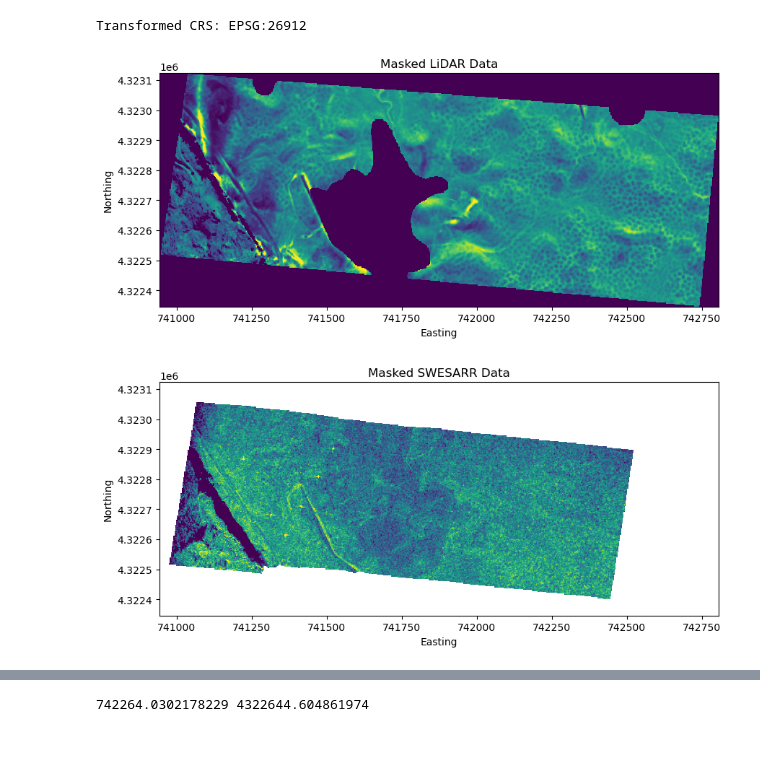
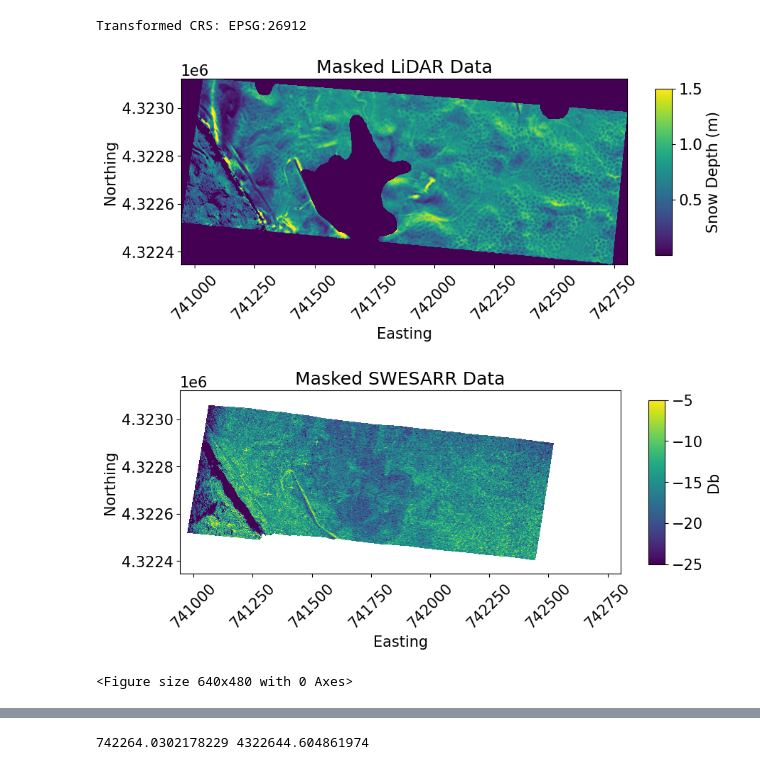
Before and after one commit to chieh89/swesarr, a Jupyter notebook: contributors/naniciafone/LiDAR.ipynb, the cells around one changed output, grey strips where cells are left out. Drawn from its saved outputs; the diff is of its cells as text; code cells hidden in the pictures; blank space fills up the shorter version.

```diff
--- a/contributors/naniciafone/LiDAR.ipynb
+++ b/contributors/naniciafone/LiDAR.ipynb
@@ -108,7 +107,7 @@ SWESARR CRS: EPSG:26912
 #Now, we need to clip the LiDAR to the radar AOI. We have an AOI shapefile for this.
 
 ##To start, pull AOI shapefile into environment. This will be used to clip LiDAR. We will call it in as a geopandas read file.
-gdf = gpd.read_file("/home/jovyan/swesarr/swesarr/swesarr-roi.shp")
+gdf = gpd.read_file("/home/jovyan/swesarr/swesarr/notebooks/swesarr-roi.shp")
 
 #Look at crs of shapefile and LiDAR
 print("LiDAR CRS:", LiDAR.rio.crs)
@@ -124,8 +123,11 @@ gdf_transform = gdf.to_crs(epsg=26912)
 print("Transformed CRS:", gdf_transform.crs)
 # %% [output]
 Transformed CRS: EPSG:26912
+# %%
+plt.rcParams.update({'font.size':15})
 # %%
 #Mask with transformed shp (gdf_transform)
+
 
 ##Mask and Plot LiDAR
 geometries = gdf_transform.geometry.tolist()
@@ -136,34 +138,50 @@ LiDAR_clipped = LiDAR.rio.clip(geometries, drop=True)
 LiDAR_transform = LiDAR_clipped.rio.transform()
 
 # Convert the DataArray to a numpy array for rasterio.plot.show
 LiDAR_np = LiDAR_clipped[0].values  # Convert the first band to a numpy array
 
 # Plot the masked data with rasterio
 fig, ax = plt.subplots(figsize=(10, 10))
-rasterio.plot.show(LiDAR_np, transform=LiDAR_transform, ax=ax, cmap='viridis', vmin=0.001, vmax=1.5)
+image = rasterio.plot.show(LiDAR_np, transform=LiDAR_transform, ax=ax, cmap='viridis', vmin=0.0001, vmax=1.5)
+# Add the colorbar
+cbar = fig.colorbar(image.get_images()[0], ax=ax, orientation='vertical', shrink=0.3, aspect=10)
+cbar.set_label('Snow Depth (m)')  # Set a label for the color bar
+##
 ax.set_title('Masked LiDAR Data')
 ax.set_ylabel('Northing')
 ax.set_xlabel('Easting')
+plt.xticks(rotation=45)
+
 plt.show()
 
 ###Mask and Plot SWESARR
 
 SWESARR_clipped = SWESARR_match.rio.clip(geometries, drop=True)
 
 # Get the affine transform
 SWESARR_transform = SWESARR_clipped.rio.transform()
 
 # Convert the DataArray to a numpy array for rasterio.plot.show
 SWESARR_np = SWESARR_clipped[0].values  # Convert the first band to a numpy array
 SWESARR_np[SWESARR_np == 0 ] = np.nan
 
 # Plot the masked data with rasterio
 fig, ax = plt.subplots(figsize=(10, 10))
-rasterio.plot.show(SWESARR_np, transform=SWESARR_transform, ax=ax, cmap='viridis', vmin=-25, vmax=-5)
+image = rasterio.plot.show(SWESARR_np, transform=SWESARR_transform, ax=ax, cmap='viridis', vmin=-25, vmax=-5)
+
+# Add the colorbar
+cbar = fig.colorbar(image.get_images()[0], ax=ax, orientation='vertical', shrink=0.3, aspect=10)
+cbar.set_label('Db')  # Set a label for the color bar
+
 ax.set_title('Masked SWESARR Data')
 ax.set_ylabel('Northing')
 ax.set_xlabel('Easting')
+plt.xticks(rotation=45)
+
 plt.show()
+
+#plt.savefig("LiDAR_v_SWEARR.png", dpi = 300)
 # %% [output]
-[figure, old version]
+[figure, new version]
-[figure, old version]
+[figure, new version]
+<Figure size 640x480 with 0 Axes>
```
Also changed, not shown: parts of 2 cells of this notebook, 1 other file.
